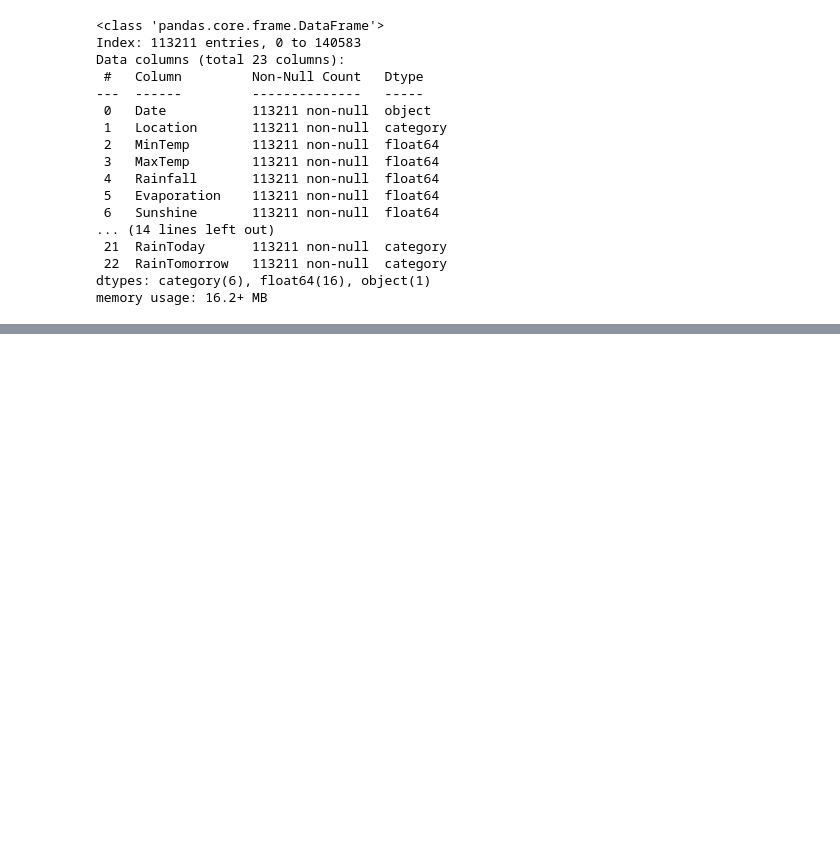
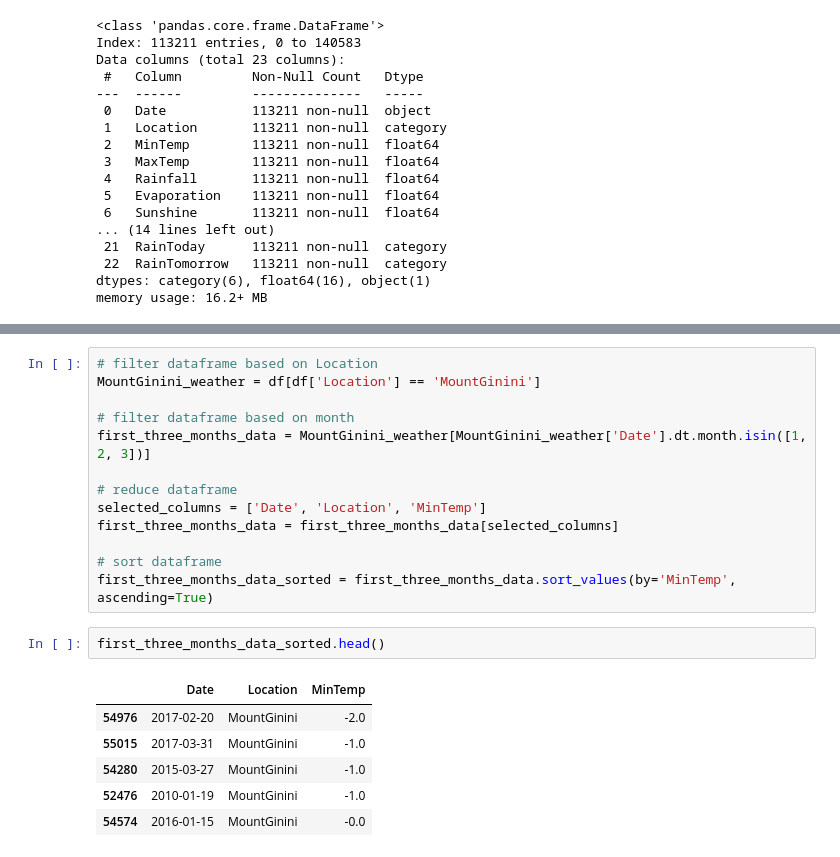
Before and after one commit to AminKhorasani/Data-Mining, a Jupyter notebook: CA#2/part_5.ipynb, the cells around one changed output, grey strips where cells are left out. Saved outputs shown, nothing was run; the diff lists cells and outputs as text; blank space fills up the shorter version.

```diff
--- a/CA#2/part_5.ipynb
+++ b/CA#2/part_5.ipynb
@@ -223,0 +354,22 @@ memory usage: 16.2+ MB
+# %%
+# filter dataframe based on Location
+MountGinini_weather = df[df['Location'] == 'MountGinini']
+
+# filter dataframe based on month
+first_three_months_data = MountGinini_weather[MountGinini_weather['Date'].dt.month.isin([1, 2, 3])]
+
+# reduce dataframe
+selected_columns = ['Date', 'Location', 'MinTemp']
+first_three_months_data = first_three_months_data[selected_columns]
+
+# sort dataframe
+first_three_months_data_sorted = first_three_months_data.sort_values(by='MinTemp', ascending=True)
+# %%
+first_three_months_data_sorted.head()
+# %% [output]
+|  | Date | Location | MinTemp |
+| 54976 | 2017-02-20 | MountGinini | -2.0 |
+| 55015 | 2017-03-31 | MountGinini | -1.0 |
+| 54280 | 2015-03-27 | MountGinini | -1.0 |
+| 52476 | 2010-01-19 | MountGinini | -1.0 |
+| 54574 | 2016-01-15 | MountGinini | -0.0 |
```
Also changed, not shown: parts of 20 cells of this notebook, 10 other files.
